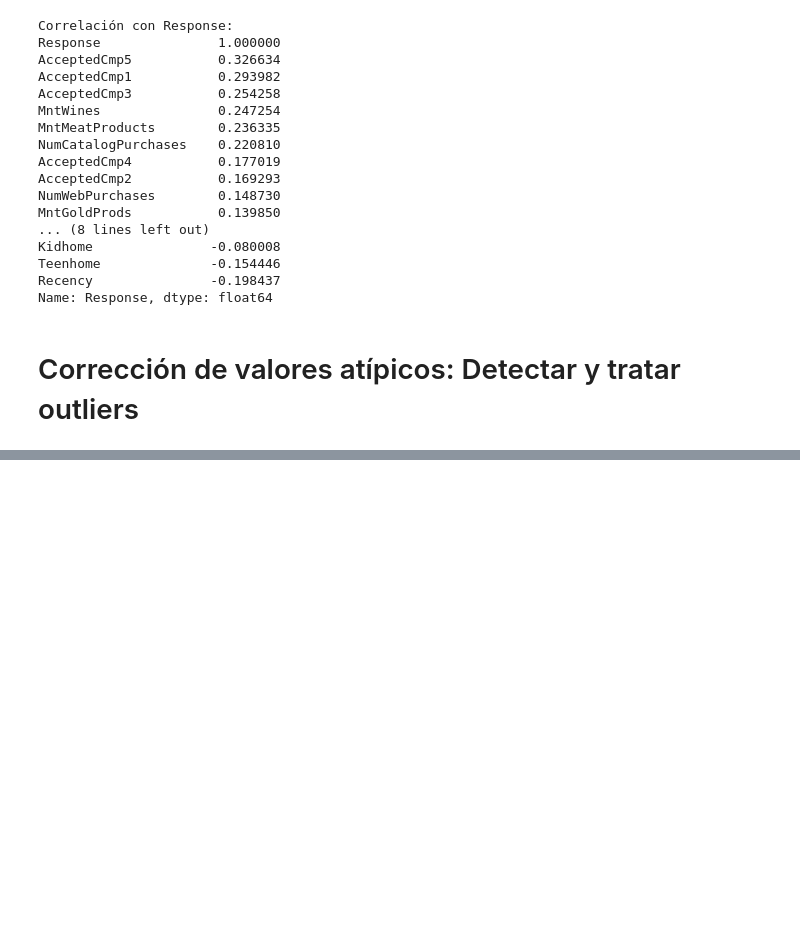
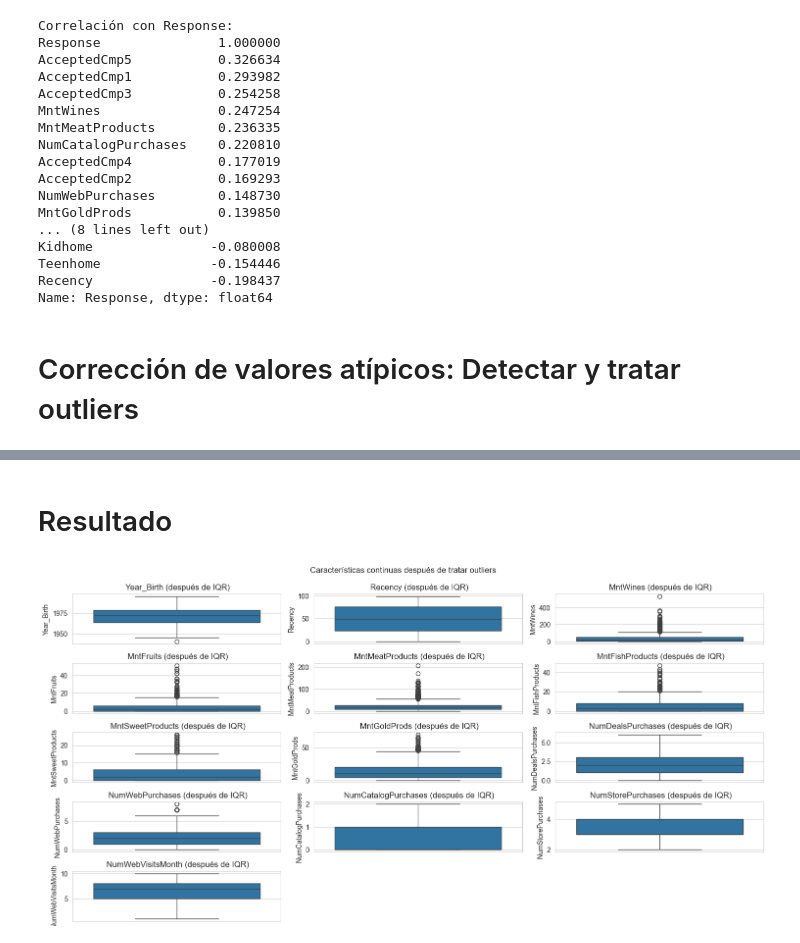
Before and after one commit to alexbyd/customer, a Jupyter notebook: Analisis Estadistico.ipynb, the cells around one changed output, grey strips where cells are left out. Saved outputs shown, nothing was run; the diff lists cells and outputs as text; code cells hidden in the pictures; blank space fills up the shorter version.

Commit message:
presentacion de resultados

```diff
--- a/logistic regression.ipynb
+++ b/Analisis Estadistico.ipynb
@@ -192,0 +253,16 @@ Name: Response, dtype: float64
+# %% [markdown]
+# Resultado
+# %%
+# Visualizar boxplots después de tratar outliers
+plt.figure(figsize=(15, 10))
+for i, col in enumerate(continuous_features, 1):
+    plt.subplot(n_rows, n_cols, i)
+    sns.boxplot(y=data_clean[col])
+    plt.title(f' {col} (después de IQR)')
+    plt.ylabel(col)
+    plt.tight_layout()
+
+plt.suptitle('Características continuas después de tratar outliers', y=1.02)
+plt.show()
+# %% [output]
+[figure, added]
```
Also changed, not shown: parts of 5 cells of this notebook, 3 other files.
